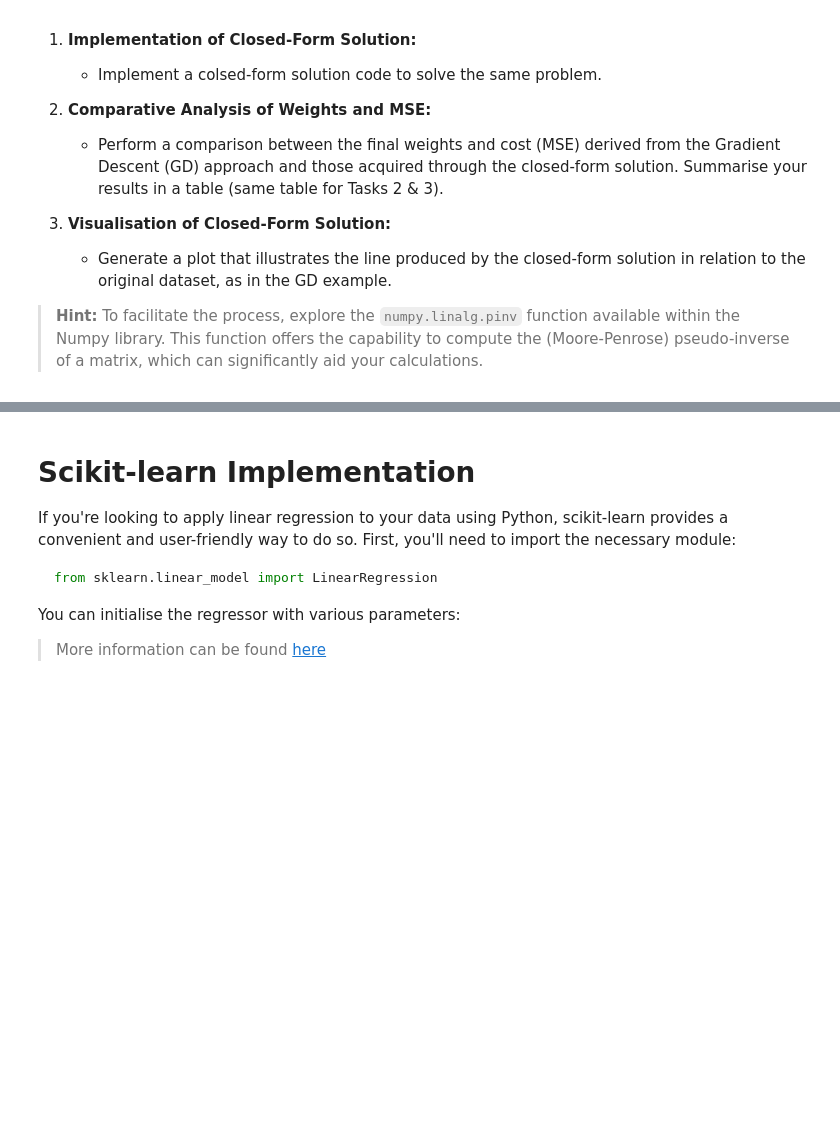
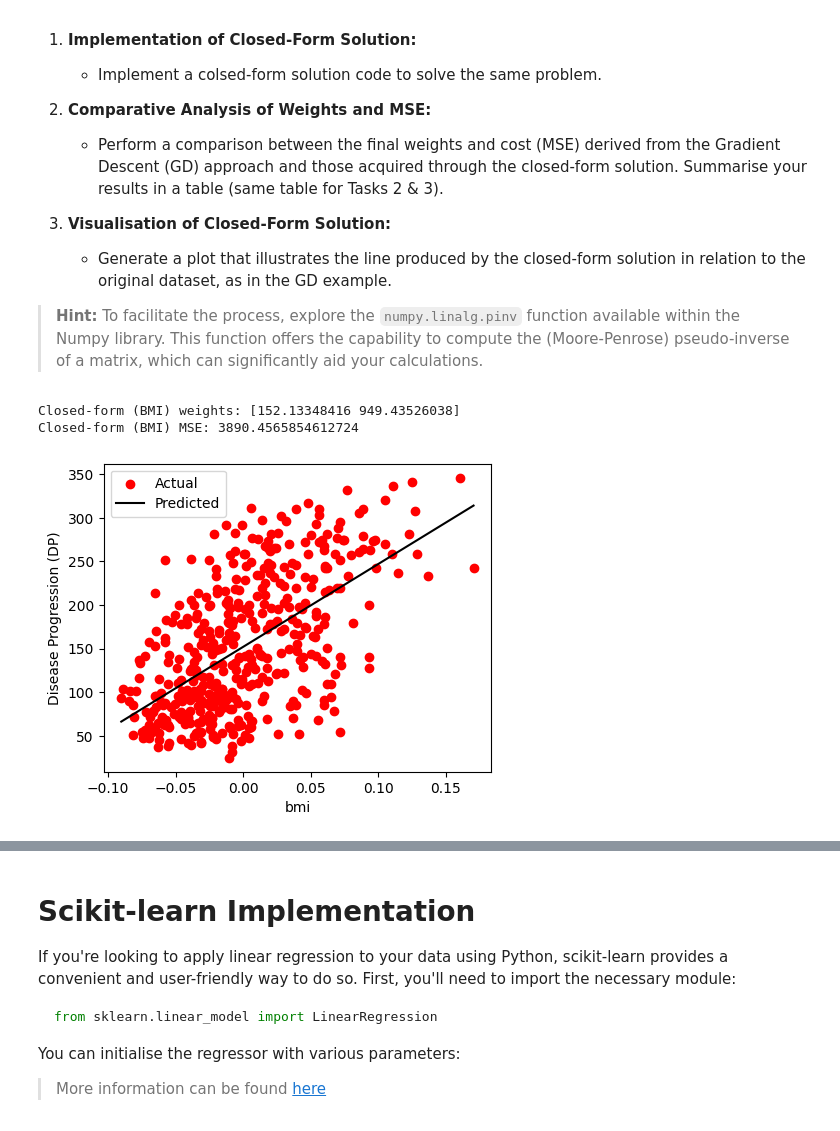
Before and after one commit to siyuanyue724/Lab1-Counter, a Jupyter notebook: 02_ML_LR_new.ipynb, the cells around one changed output, grey strips where cells are left out. Drawn from its saved outputs; the diff is of its cells as text; code cells hidden in the pictures; blank space fills up the shorter version.

```diff
--- a/02_ML_LR_new.ipynb
+++ b/02_ML_LR_new.ipynb
@@ -316,0 +341,30 @@ In this section, we will apply the closed-form solution to address the preceding
+# %%
+# Task 2
+# Closed-form solution for BMI
+X_bmi = diabetes_data["bmi"].values
+Y = diabetes_data["DP"].values
+
+X_bmi_cf = np.column_stack((np.ones(len(X_bmi)), X_bmi))
+XTX_bmi = X_bmi_cf.T @ X_bmi_cf
+XTX_inv_bmi = np.linalg.pinv(XTX_bmi)
+W_cf_bmi = XTX_inv_bmi @ X_bmi_cf.T @ Y
+
+Y_pred_bmi = predict_dp(X_bmi_cf, W_cf_bmi)
+MSE_cf_bmi = ((Y - Y_pred_bmi) ** 2).mean()
+
+print("Closed-form (BMI) weights:", W_cf_bmi)
+print("Closed-form (BMI) MSE:", MSE_cf_bmi)
+
+plt.figure(figsize=(5, 4))
+plt.xlabel('bmi')
+plt.ylabel('Disease Progression (DP)')
+plt.scatter(X_bmi, Y, color='red', label='Actual')
+
+sorted_idx = np.argsort(X_bmi)
+plt.plot(X_bmi[sorted_idx], Y_pred_bmi[sorted_idx], color='black', label='Predicted')
+plt.legend(loc='upper left')
+plt.show()
+# %% [output]
+Closed-form (BMI) weights: [152.13348416 949.43526038]
+Closed-form (BMI) MSE: 3890.4565854612724
+[figure, added]
```
Also changed, not shown: parts of 11 cells of this notebook.
